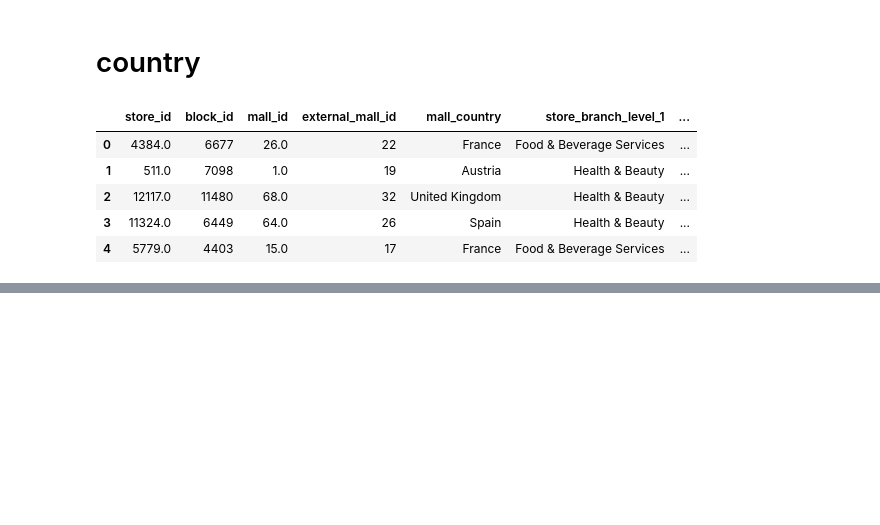
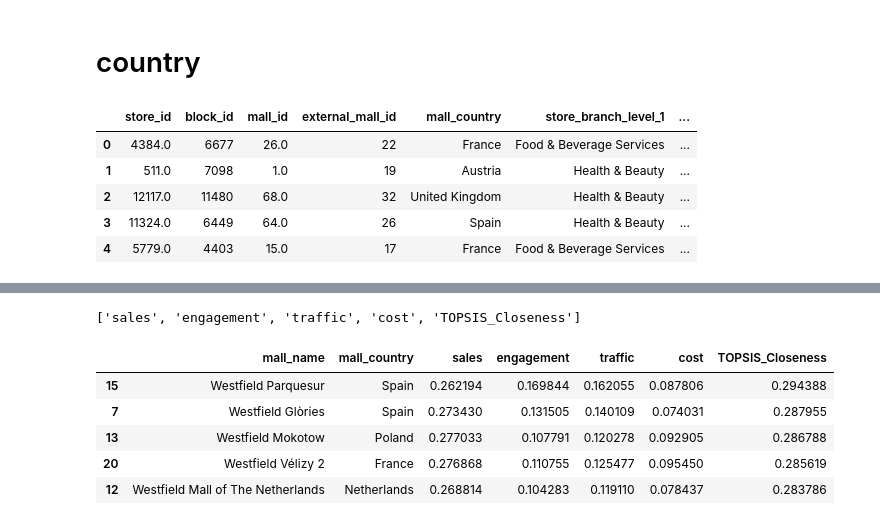
Before and after one commit to JokyHub/Data-Challenge-URW-HEC, a Jupyter notebook: notebooks/performance_analysis.ipynb, the cells around one changed output, grey strips where cells are left out. Cells and saved outputs as stored; diff of their text form; code cells hidden in the pictures; blank space fills up the shorter version.

```diff
--- a/notebooks/performance_analysis.ipynb
+++ b/notebooks/performance_analysis.ipynb
@@ -151,0 +178,2 @@ c_results.to_excel('top_branch_store_countries.xlsx', index=False)
+# %%
+mall_names = all_data[['store_id', 'block_id', 'mall_id','external_mall_id', 'mall_name']]
@@ -151,0 +184,4 @@ c_results.to_excel('top_branch_store_countries.xlsx', index=False)
+# %%
+mall_names.drop_duplicates(inplace=True)
+rankings_with_mall = mall_names.merge(ranking, on=['store_id', 'block_id', 'mall_id', 'external_mall_id'], how='right')
+rankings_with_mall.shape
@@ -151,0 +194,18 @@ c_results.to_excel('top_branch_store_countries.xlsx', index=False)
+# %%
+critiera
+# %% [output]
+['sales', 'engagement', 'traffic', 'cost', 'TOPSIS_Closeness']
+# %%
+# calculate the malls
+top_5_malls = rankings_with_mall[['mall_name', 'mall_country']+critiera].groupby(['mall_name', 'mall_country'], as_index=False).mean().sort_values(by='TOPSIS_Closeness', ascending=False).head(6)
+# %%
+top_5_malls = top_5_malls.loc[top_5_malls['mall_name']!='Westfield Carré Sénart']
+# %%
+top_5_malls
+# %% [output]
+|  | mall_name | mall_country | sales | engagement | traffic | cost | TOPSIS_Closeness |
+| 15 | Westfield Parquesur | Spain | 0.262194 | 0.169844 | 0.162055 | 0.087806 | 0.294388 |
+| 7 | Westfield Glòries | Spain | 0.273430 | 0.131505 | 0.140109 | 0.074031 | 0.287955 |
+| 13 | Westfield Mokotow | Poland | 0.277033 | 0.107791 | 0.120278 | 0.092905 | 0.286788 |
+| 20 | Westfield Vélizy 2 | France | 0.276868 | 0.110755 | 0.125477 | 0.095450 | 0.285619 |
+| 12 | Westfield Mall of The Netherlands | Netherlands | 0.268814 | 0.104283 | 0.119110 | 0.078437 | 0.283786 |
```
Also changed, not shown: parts of 13 cells of this notebook, 1 other file.
